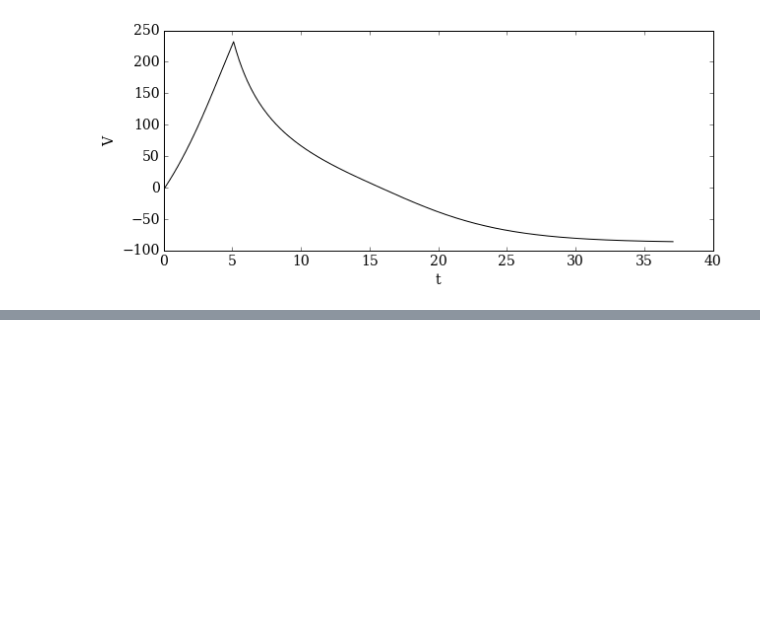
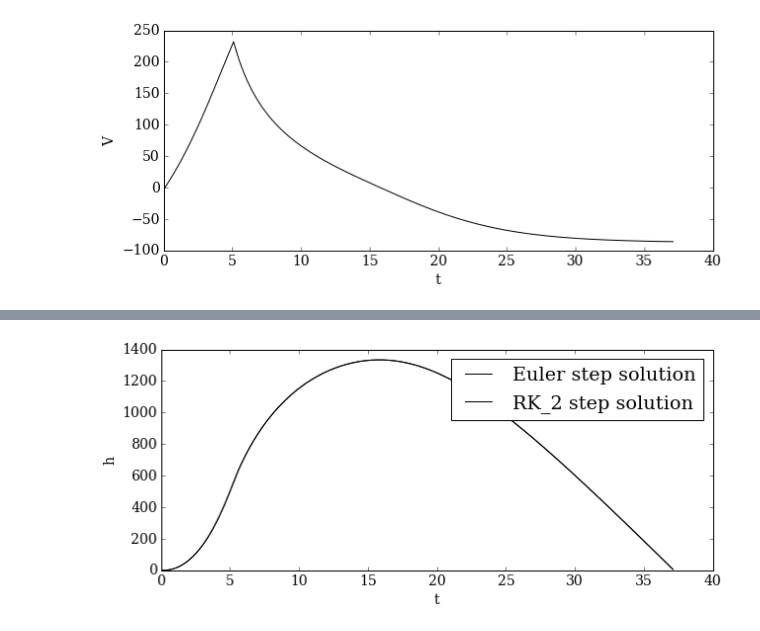
Before and after one commit to costerck/numerical-mooc, a Jupyter notebook: working/Lesson 1/Rocket_Assignement_Solution.ipynb, the cells around one changed output, grey strips where cells are left out. Drawn from its saved outputs; the diff is of its cells as text; code cells hidden in the pictures; blank space fills up the shorter version.

Commit message:
completing rocket assignement

```diff
--- a/working/Lesson 1/Rocket_Assignement_Solution.ipynb
+++ b/working/Lesson 1/Rocket_Assignement_Solution.ipynb
@@ -9,19 +9,19 @@ rcParams['font.size'] = 16
 # %%
     #Problem parameters#
 
-ms = 50                 #mass of the rocket shell#
+ms = 50.                 #mass of the rocket shell#
 g = 9.81                #Srlsy?#
 rho = 1.091             #air density#
 A = 3.14159265358979323846264338 * 0.5**2    #max cross sectional area of the rocket#
-ve = 325                #Exhaust velocity#
+ve = 325.                #Exhaust velocity#
 cd = 0.15               #Drag coefficient#
-pbr = 20                #Propelant burn rate when t<5s#
+pbr = 20.                #Propelant burn rate when t<5s#
     #Every coefficient expressed in S.I. units#
 
     #Initial conditions#
-h0 = 0
-v0 = 0
-mp0 = 100
+h0 = 0.
+v0 = 0.
+mp0 = 100.
 # %%
             #Movement equations-One function to express them all#
 
@@ -46,7 +46,7 @@ def euler_step (u,f,dt):
                     #Euler's method#
 
 dt = 0.1
-time=0
+time=0.
 t = numpy.array([])    #Time table
 u = numpy.empty((1,3)) #Solutions table, initially contains only one 3-vector
 u[0]=[h0,v0,mp0]       #Putin initial conditions
@@ -105,3 +105,10 @@ while u[-1][0] >= 0 :  #while height is g.o.e than 0, run euler
     u=numpy.append(u,[eustep],0)      #Putin the step in the table
     time=time+dt
     t=numpy.append(t,[time])          #Putin the time in the timetable
+# %%
+#Getting the values of Height and Velocity in separate tables. They will be used for the graphics#
+H_rk=numpy.zeros(len(u)-1)
+V_rk=numpy.zeros(len(u)-1)
+for i in range (0,len(u)-1):
+    H_rk[i] = u[i][0]
+    V_rk[i] = u[i][1]
@@ -107,0 +132,12 @@ while u[-1][0] >= 0 :  #while height is g.o.e than 0, run euler
+# %%
+#comparing the two solutions :
+pyplot.figure(figsize=(10,4))   #set plot size
+
+pyplot.tick_params(axis='both', labelsize=14) #increase font size for ticks
+pyplot.xlabel('t', fontsize=14) #x label
+pyplot.ylabel('h', fontsize=14) #y label
+pyplot.plot(t,H, 'k-');
+pyplot.plot(t,H_rk, 'k-');
+pyplot.legend(['Euler step solution','RK_2 step solution']);
+# %% [output]
+[figure, added]
```
Also changed, not shown: parts of 3 cells of this notebook.
